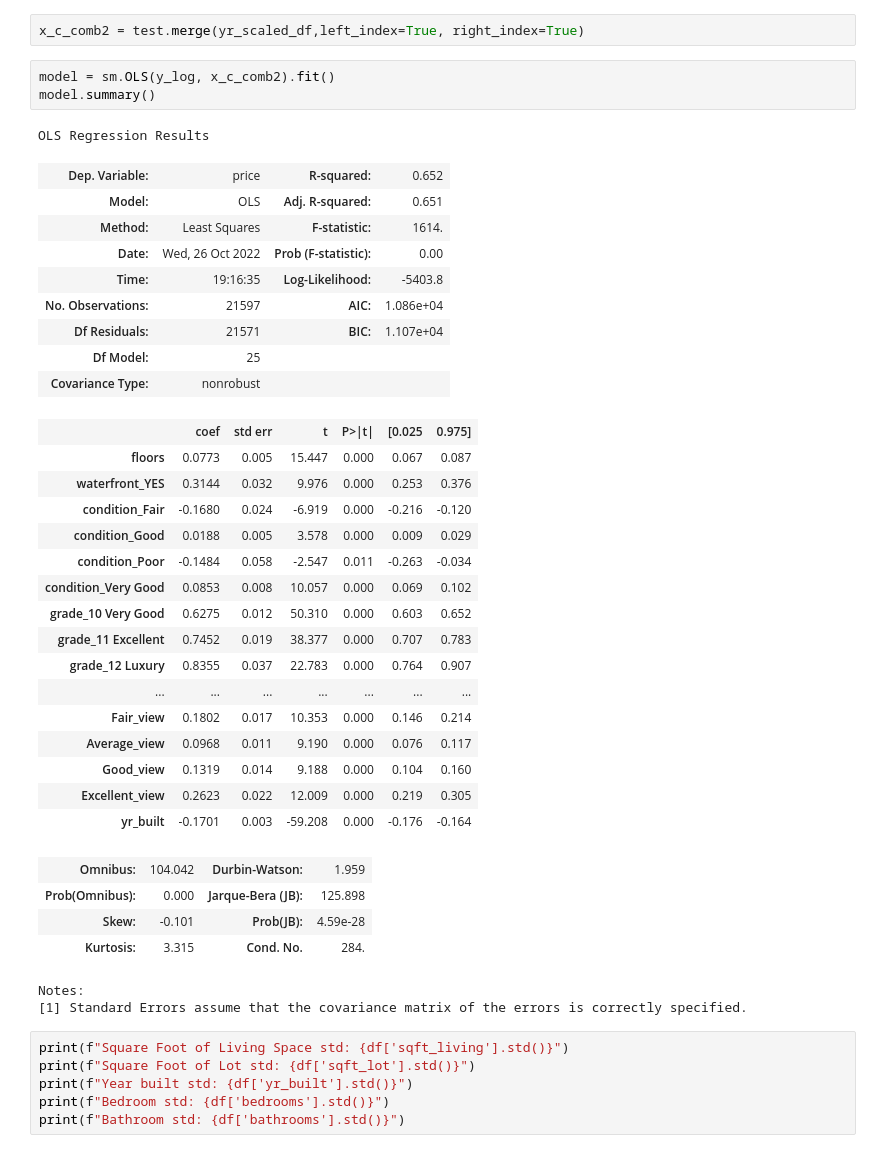
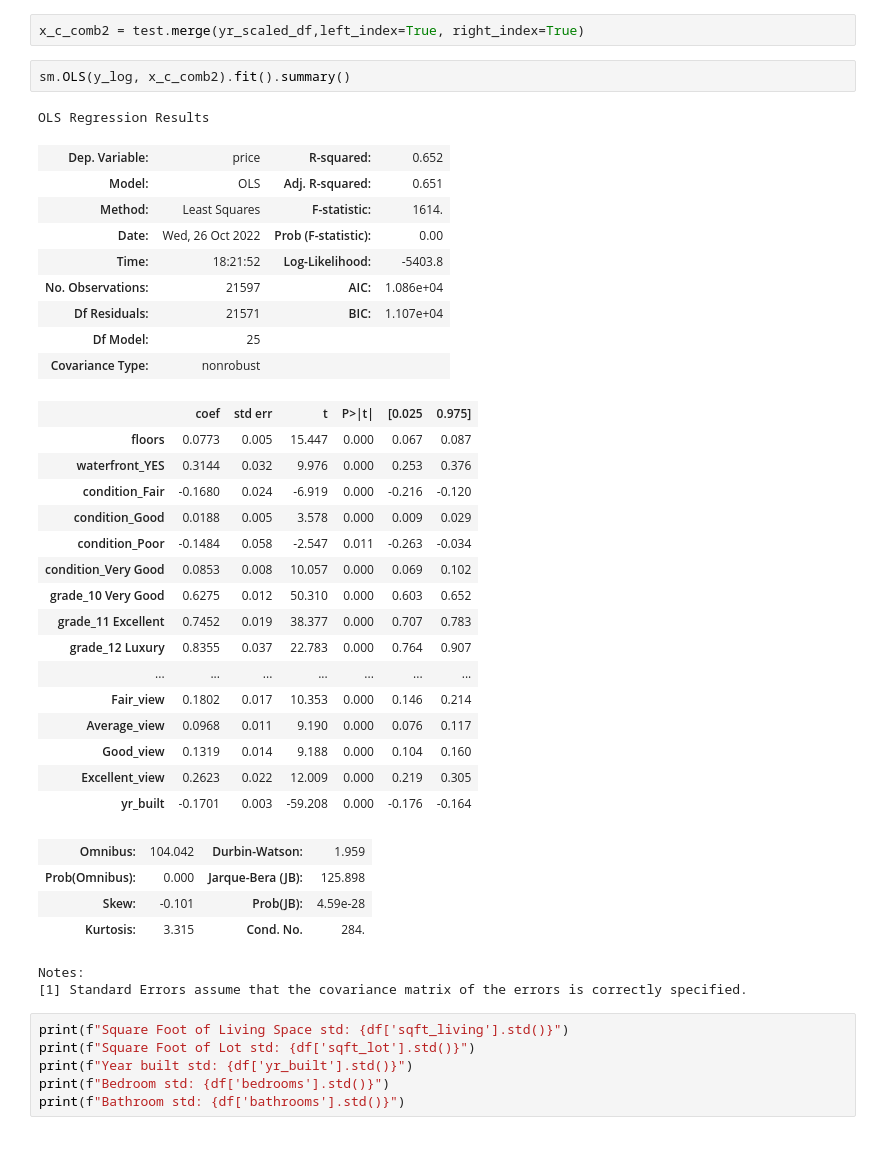
Before and after one commit to DrewFHolcombe/Housing-Sales-Analysis, a Jupyter notebook: Scratch Code/Drew.ipynb, the cells around one changed output. Saved outputs shown, nothing was run; the diff lists cells and outputs as text.

```diff
--- a/Scratch Code/Drew.ipynb
+++ b/Scratch Code/Drew.ipynb
@@ -953,15 +953,14 @@ yr_scaled_df = pd.DataFrame(yr_scaled, index=x_c_comb["yr_built"].index)
 # %%
 x_c_comb2 = test.merge(yr_scaled_df,left_index=True, right_index=True)
 # %%
-model = sm.OLS(y_log, x_c_comb2).fit()
-model.summary()
+sm.OLS(y_log, x_c_comb2).fit().summary()
 # %% [output]
 OLS Regression Results
 | Dep. Variable: | price | R-squared: | 0.652 |
 | Model: | OLS | Adj. R-squared: | 0.651 |
 | Method: | Least Squares | F-statistic: | 1614. |
 | Date: | Wed, 26 Oct 2022 | Prob (F-statistic): | 0.00 |
-| Time: | 19:16:35 | Log-Likelihood: | -5403.8 |
+| Time: | 18:21:52 | Log-Likelihood: | -5403.8 |
 | No. Observations: | 21597 | AIC: | 1.086e+04 |
 | Df Residuals: | 21571 | BIC: | 1.107e+04 |
 | Df Model: | 25 |  |  |
```
Also changed, not shown: parts of 23 cells of this notebook, 1 other file.
